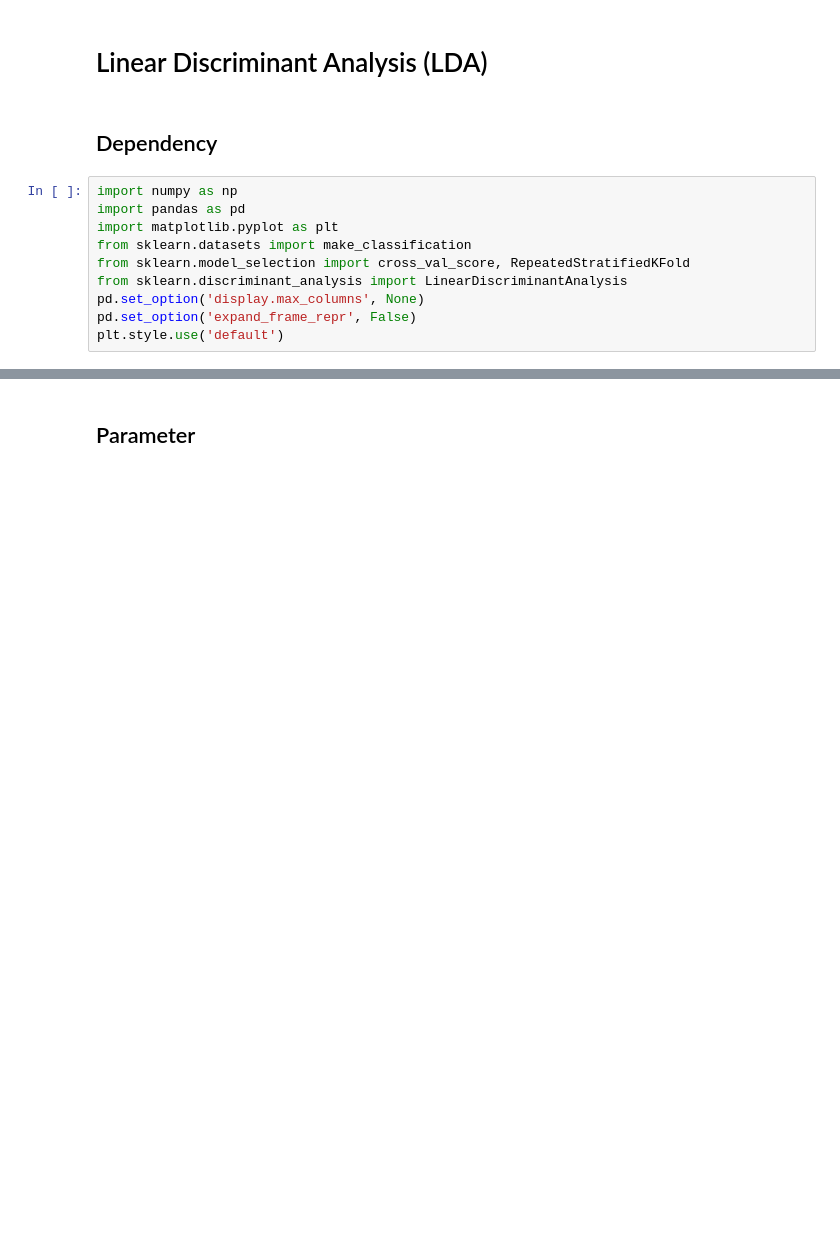
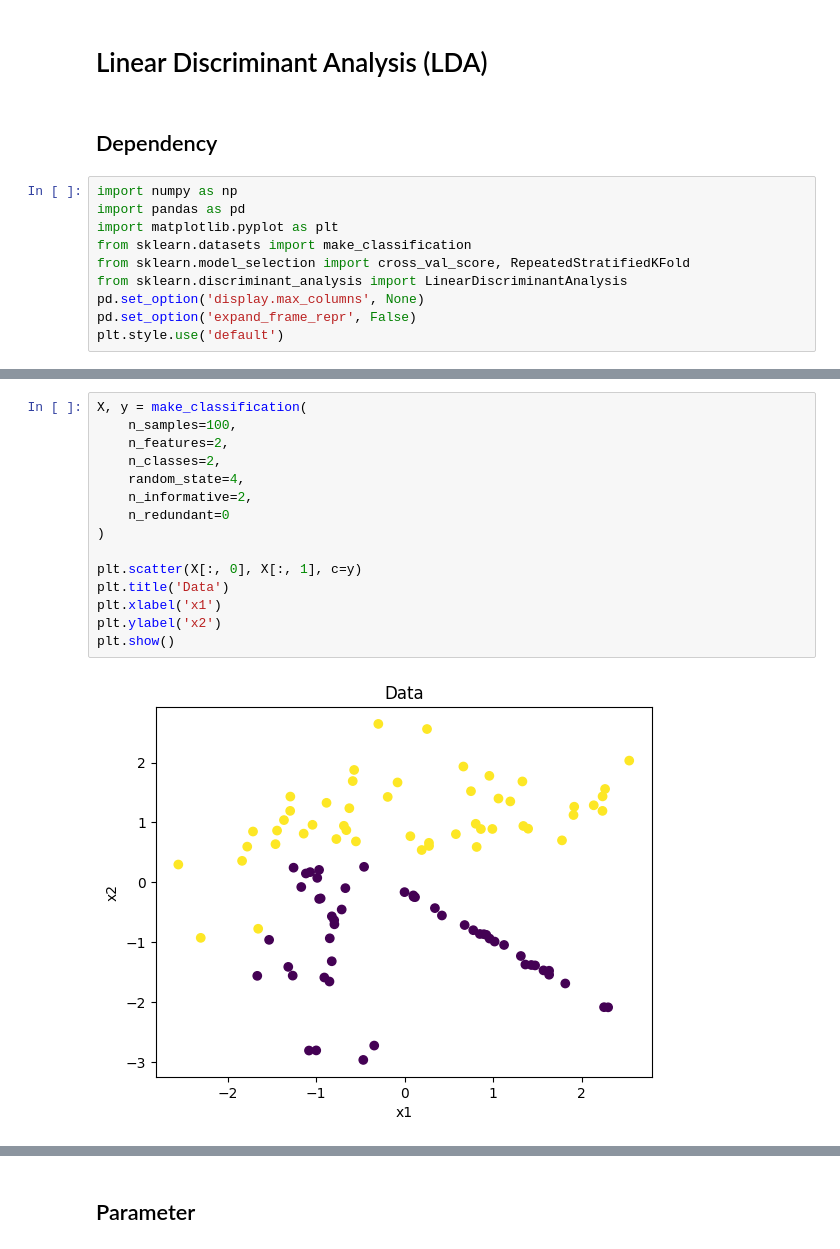
Before and after one commit to yukikitayama/machine-learning, a Jupyter notebook: linear-classification/linear_discriminant_analysis.ipynb, the cells around one changed output, grey strips where cells are left out. Drawn from its saved outputs; the diff is of its cells as text; blank space fills up the shorter version.

```diff
--- a/linear-classification/linear_discriminant_analysis.ipynb
+++ b/linear-classification/linear_discriminant_analysis.ipynb
@@ -14,0 +57,17 @@ plt.style.use('default')
+# %%
+X, y = make_classification(
+    n_samples=100,
+    n_features=2,
+    n_classes=2,
+    random_state=4,
+    n_informative=2,
+    n_redundant=0
+)
+
+plt.scatter(X[:, 0], X[:, 1], c=y)
+plt.title('Data')
+plt.xlabel('x1')
+plt.ylabel('x2')
+plt.show()
+# %% [output]
+[figure, added]
```
Also changed, not shown: parts of 13 cells of this notebook, 8 other files.
